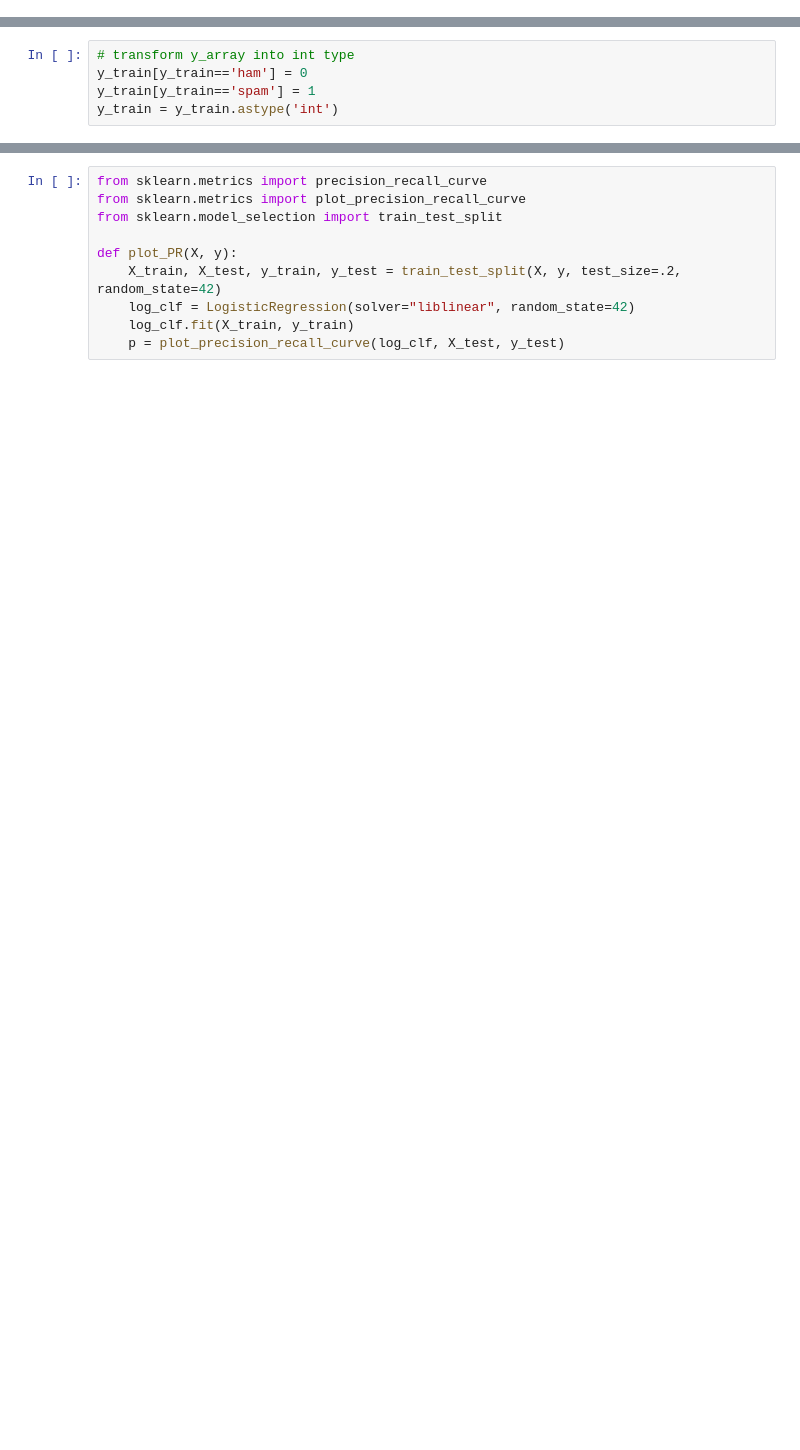
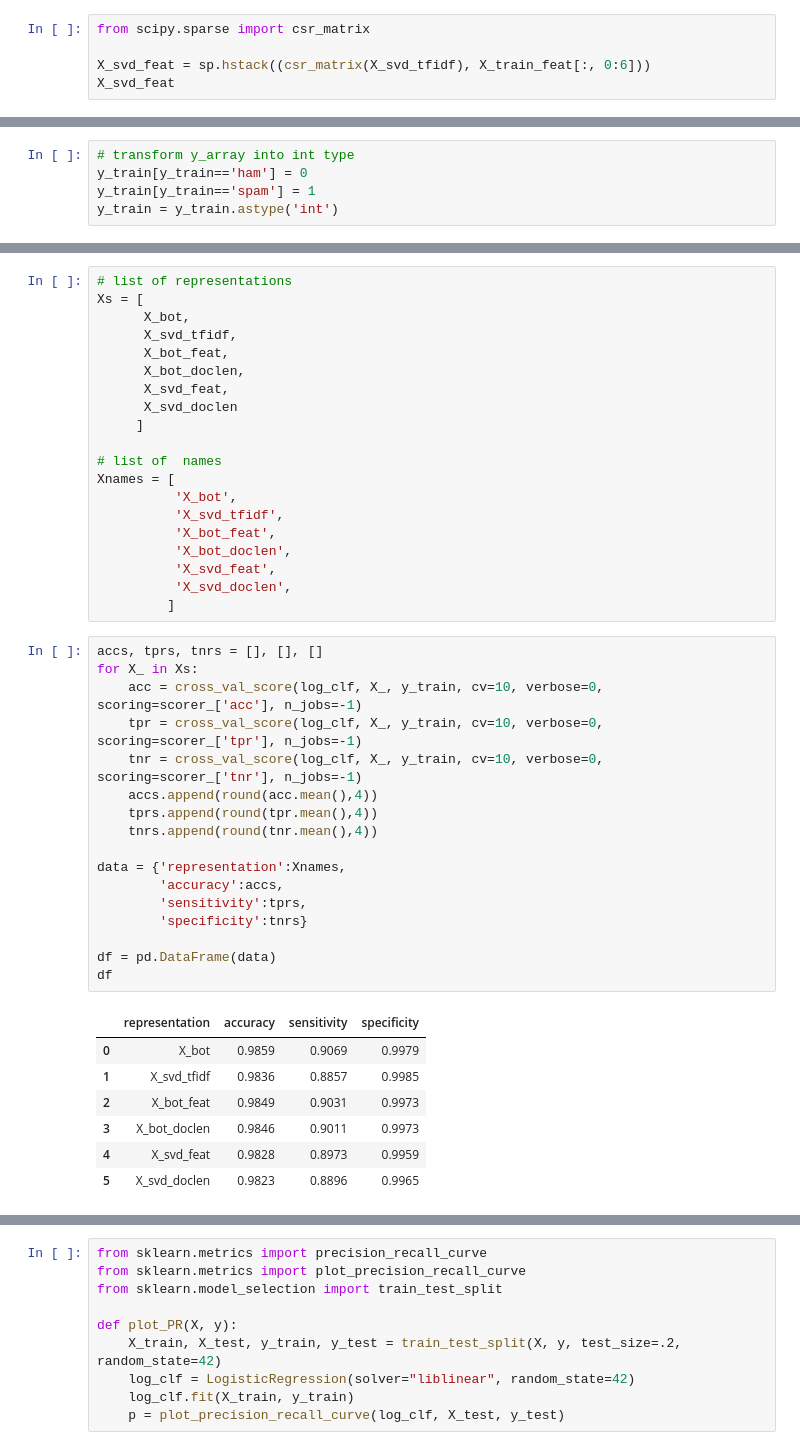
Before and after one commit to BigBangData/NaturalLanguageProcessing, a Jupyter notebook: TextAnalyticsWithR/08_ComparingRepresentations.ipynb, the cells around one changed output, grey strips where cells are left out. Saved outputs shown, nothing was run; the diff lists cells and outputs as text; blank space fills up the shorter version.

```diff
--- a/TextAnalyticsWithR/08_ComparingRepresentations.ipynb
+++ b/TextAnalyticsWithR/08_ComparingRepresentations.ipynb
@@ -133,0 +154,5 @@ X_train_svd_scaled = sp.csr_matrix(X_train_svd_scaled)
+# %%
+from scipy.sparse import csr_matrix
+
+X_svd_feat = sp.hstack((csr_matrix(X_svd_tfidf), X_train_feat[:, 0:6]))
+X_svd_feat
@@ -219 +189,46 @@ df
+# %%
+# list of representations
+Xs = [
+      X_bot,
+      X_svd_tfidf,
+      X_bot_feat,
+      X_bot_doclen,
+      X_svd_feat,
+      X_svd_doclen
+     ]
+
+# list of  names
+Xnames = [
+          'X_bot',
+          'X_svd_tfidf',
+          'X_bot_feat',
+          'X_bot_doclen',
+          'X_svd_feat',
+          'X_svd_doclen',
+         ]
+# %%
+accs, tprs, tnrs = [], [], []
+for X_ in Xs:
+    acc = cross_val_score(log_clf, X_, y_train, cv=10, verbose=0, scoring=scorer_['acc'], n_jobs=-1)
+    tpr = cross_val_score(log_clf, X_, y_train, cv=10, verbose=0, scoring=scorer_['tpr'], n_jobs=-1)
+    tnr = cross_val_score(log_clf, X_, y_train, cv=10, verbose=0, scoring=scorer_['tnr'], n_jobs=-1)
+    accs.append(round(acc.mean(),4))
+    tprs.append(round(tpr.mean(),4))
+    tnrs.append(round(tnr.mean(),4))
+
+data = {'representation':Xnames,
+        'accuracy':accs,
+        'sensitivity':tprs,
+        'specificity':tnrs}
+
+df = pd.DataFrame(data)
+df
+# %% [output]
+|  | representation | accuracy | sensitivity | specificity |
+| 0 | X_bot | 0.9859 | 0.9069 | 0.9979 |
+| 1 | X_svd_tfidf | 0.9836 | 0.8857 | 0.9985 |
+| 2 | X_bot_feat | 0.9849 | 0.9031 | 0.9973 |
+| 3 | X_bot_doclen | 0.9846 | 0.9011 | 0.9973 |
+| 4 | X_svd_feat | 0.9828 | 0.8973 | 0.9959 |
+| 5 | X_svd_doclen | 0.9823 | 0.8896 | 0.9965 |
 # %%
```
Also changed, not shown: parts of 43 cells of this notebook, 4 other files.
